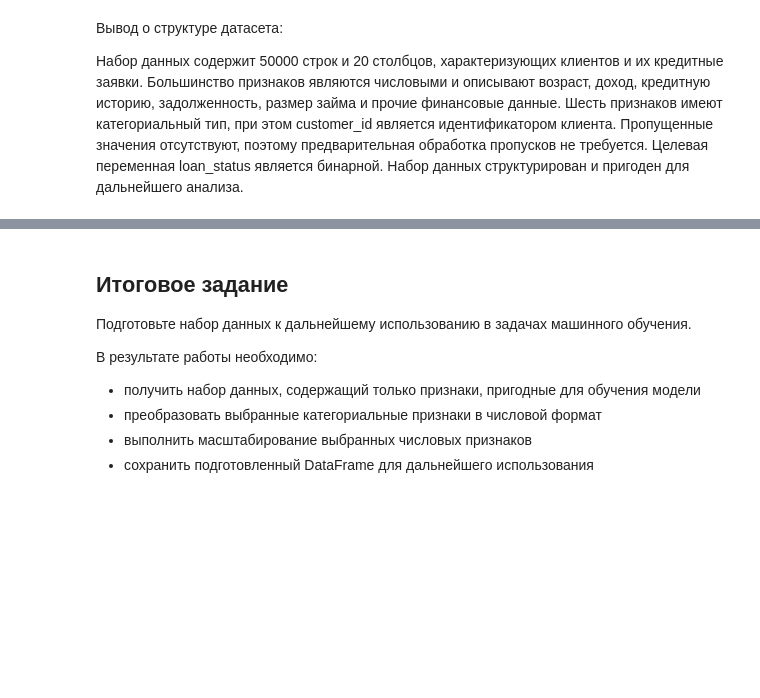
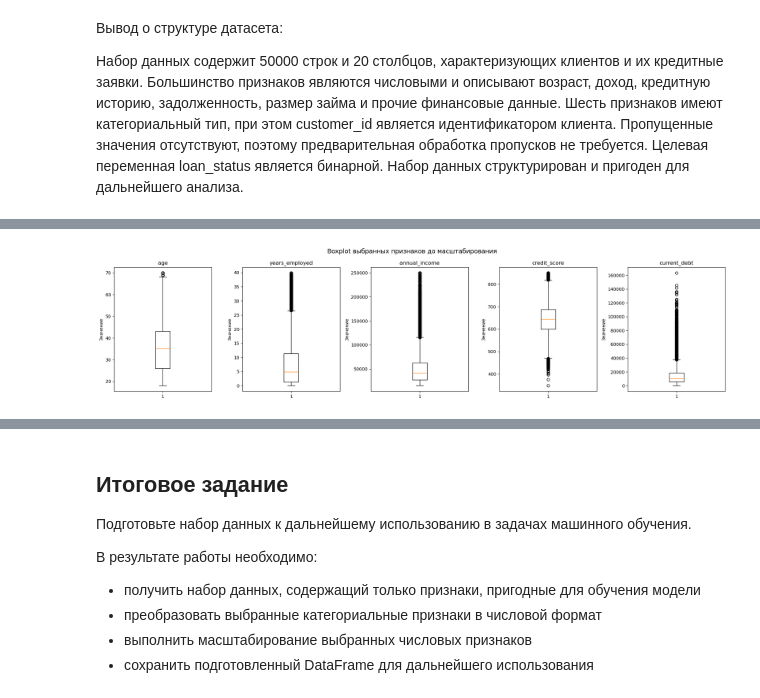
Before and after one commit to vakovalik/ml_hse, a Jupyter notebook: сем 4/практика.ipynb, the cells around one changed output, grey strips where cells are left out. Saved outputs shown, nothing was run; the diff lists cells and outputs as text; code cells hidden in the pictures; blank space fills up the shorter version.

```diff
--- a/сем 4/практика.ipynb
+++ b/сем 4/практика.ipynb
@@ -190,0 +460,16 @@ plt.show()
+# %%
+# 4. Boxplot выбранных признаков до масштабирования
+selected_features = ['age', 'years_employed', 'annual_income', 'credit_score', 'current_debt']
+
+fig, axes = plt.subplots(1, 5, figsize=(20, 5))
+
+for ax, col in zip(axes, selected_features):
+    ax.boxplot(df[col].dropna())
+    ax.set_title(col)
+    ax.set_ylabel('Значение')
+
+plt.suptitle('Boxplot выбранных признаков до масштабирования', fontsize=14)
+plt.tight_layout()
+plt.show()
+# %% [output]
+[figure, added]
```
Also changed, not shown: parts of 35 cells of this notebook, 1 other file.
